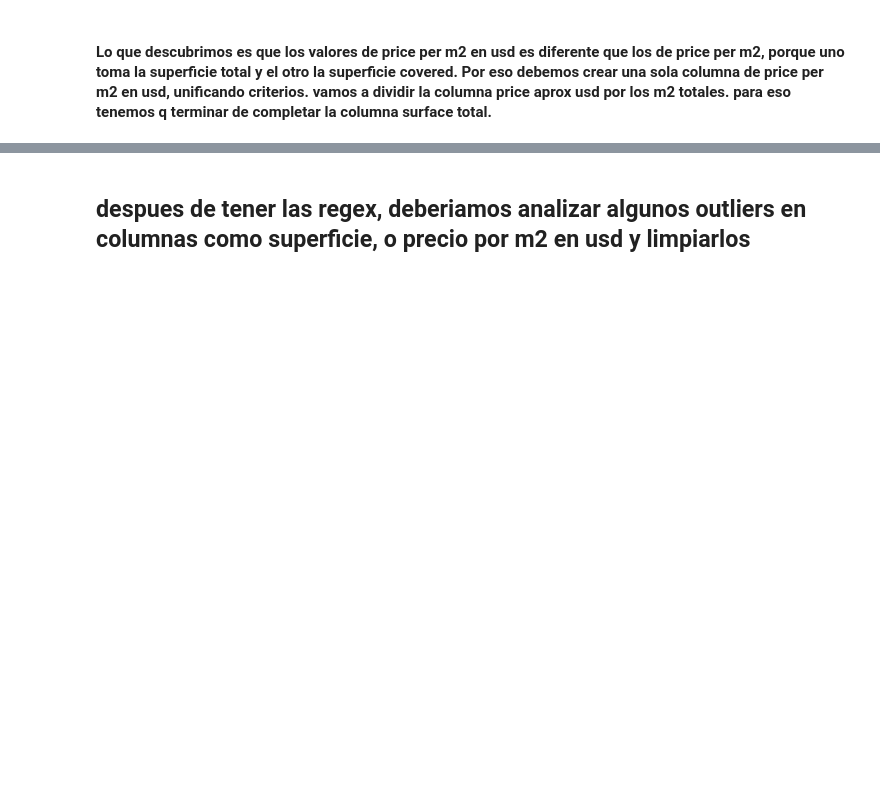
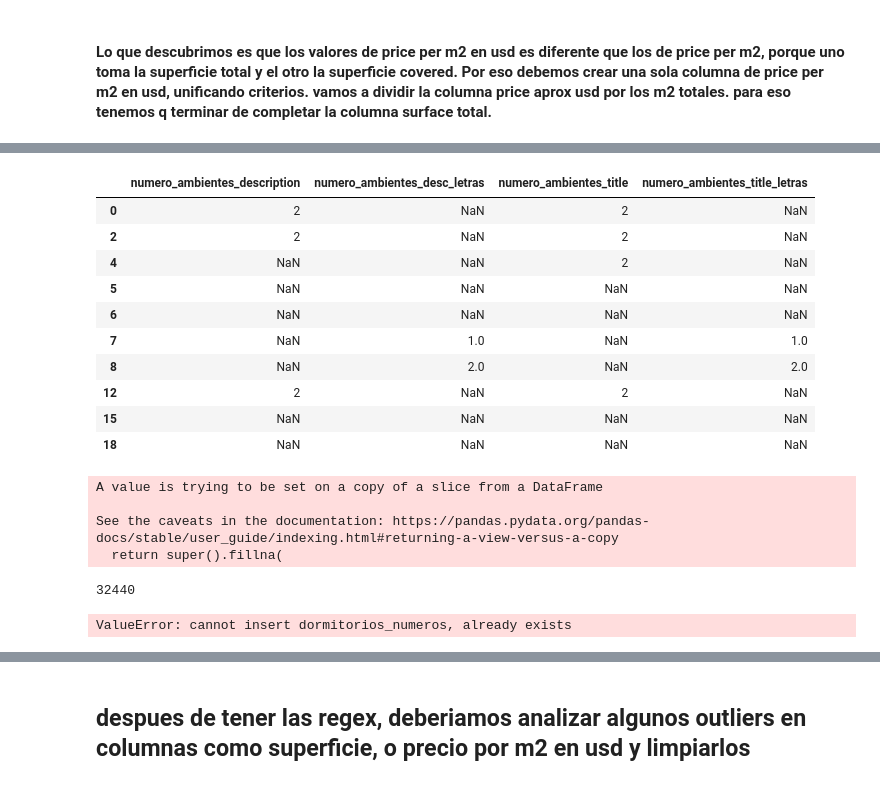
Before and after one commit to Digital-House-economicas/desafio1, a Jupyter notebook: Desafio_1_Final.ipynb, the cells around one changed output, grey strips where cells are left out. Cells and saved outputs as stored; diff of their text form; code cells hidden in the pictures; blank space fills up the shorter version.

```diff
--- a/Desafio_1_Final.ipynb
+++ b/Desafio_1_Final.ipynb
@@ -1249,0 +1598,4 @@ data3.head(3)
+# %%
+#combierto amb_desc_letras y amb_title_letras en minuscula para estandarizar las columnas
+data9["numero_ambientes_desc_letras"] = data9["numero_ambientes_desc_letras"].str.lower()
+data9["numero_ambientes_title_letras"] = data9["numero_ambientes_title_letras"].str.lower()
@@ -1249,0 +1604,5 @@ data3.head(3)
+# %%
+#Reemplazamos aquellos numeros en letras con numeros, lo hacemos con un diccionario
+dictionary = {"mono":1, "un":1,"dos":2,"tres":3,"cuatro":4,"cinco":5,"seis":6,"siete":7,"ocho":8,"nueve":9,"diez":10}
+data9["numero_ambientes_desc_letras"] = data9["numero_ambientes_desc_letras"].replace(dictionary)
+data9["numero_ambientes_title_letras"] = data9["numero_ambientes_title_letras"].replace(dictionary)
@@ -1249,0 +1620,30 @@ data3.head(3)
+# %%
+data9.loc[mask_no_rooms,["numero_ambientes_description","numero_ambientes_desc_letras","numero_ambientes_title","numero_ambientes_title_letras"]].head(10)
+# %% [output]
+|  | numero_ambientes_description | numero_ambientes_desc_letras | numero_ambientes_title | numero_ambientes_title_letras |
+| 0 | 2 | NaN | 2 | NaN |
+| 2 | 2 | NaN | 2 | NaN |
+| 4 | NaN | NaN | 2 | NaN |
+| 5 | NaN | NaN | NaN | NaN |
+| 6 | NaN | NaN | NaN | NaN |
+| 7 | NaN | 1.0 | NaN | 1.0 |
+| 8 | NaN | 2.0 | NaN | 2.0 |
+| 12 | 2 | NaN | 2 | NaN |
+| 15 | NaN | NaN | NaN | NaN |
+| 18 | NaN | NaN | NaN | NaN |
+# %%
+#Reemplazamos los nulos en rooms con las columnas contruidas
+data9["rooms"].fillna(data9["numero_ambientes_description"], inplace=True)
+data9["rooms"].fillna(data9["numero_ambientes_desc_letras"], inplace=True)
+data9["rooms"].fillna(data9["numero_ambientes_title"], inplace=True)
+data9["rooms"].fillna(data9["numero_ambientes_title_letras"], inplace=True)
+# %% [output]
+A value is trying to be set on a copy of a slice from a DataFrame
+
+See the caveats in the documentation: https://pandas.pydata.org/pandas-docs/stable/user_guide/indexing.html#returning-a-view-versus-a-copy
+  return super().fillna(
+# %%
+#Vemos como se redujo considerablemente la cantidad de nulos en rooms
+data9["rooms"].isnull().sum()
+# %% [output]
+32440
@@ -1249,0 +1652,12 @@ data3.head(3)
+# %%
+#Comenzamos con dormitorios
+
+#Patrones
+dormitorios_numeros = "(?P<numero>\d\d?) ?(dorm|cuarto)"
+dormitorios_letras = "(?P<numero>mono|un|dos|tres|cuatro|cinco|seis|siete|ocho|nueve|diez) ?(dorm|cuarto)"
+
+#ejecuto la funcion buscador_patrones
+buscador_patrones(dormitorios_numeros, "description", "dormitorios_numeros")
+buscador_patrones(dormitorios_letras, "description", "dormitorios_letras")
+# %% [output]
+ValueError: cannot insert dormitorios_numeros, already exists
```
Also changed, not shown: parts of 144 cells of this notebook.
